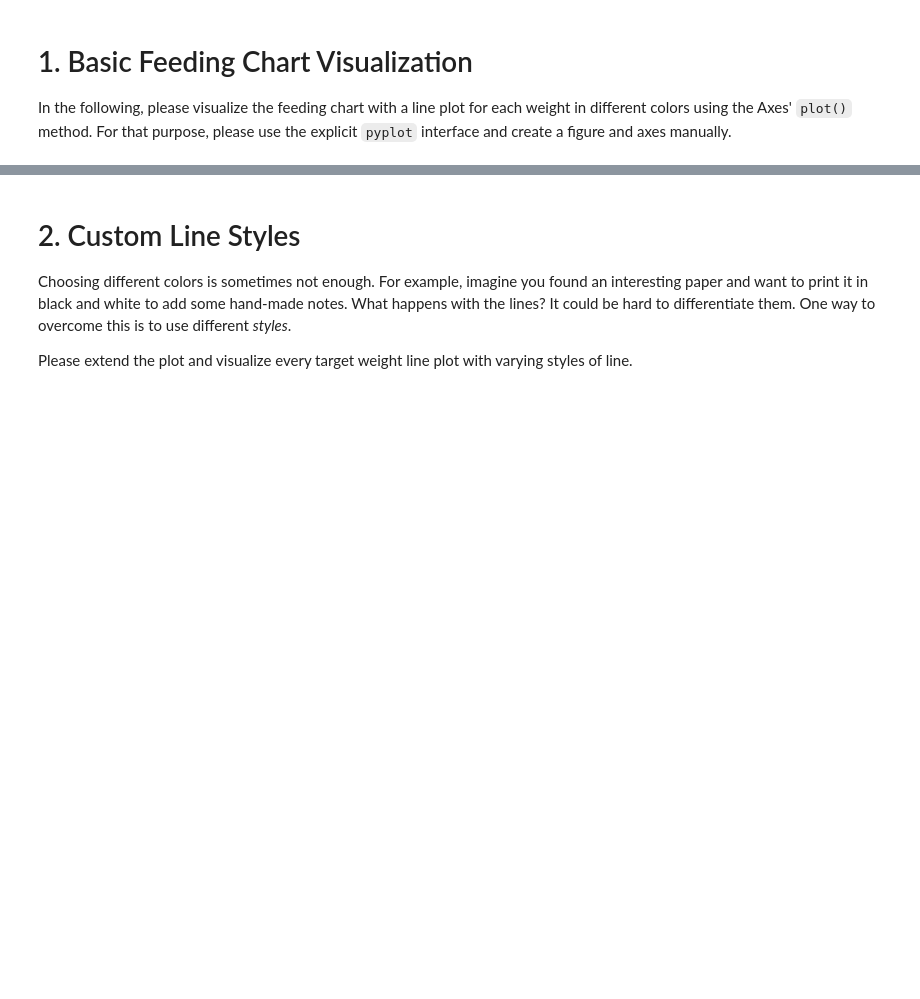
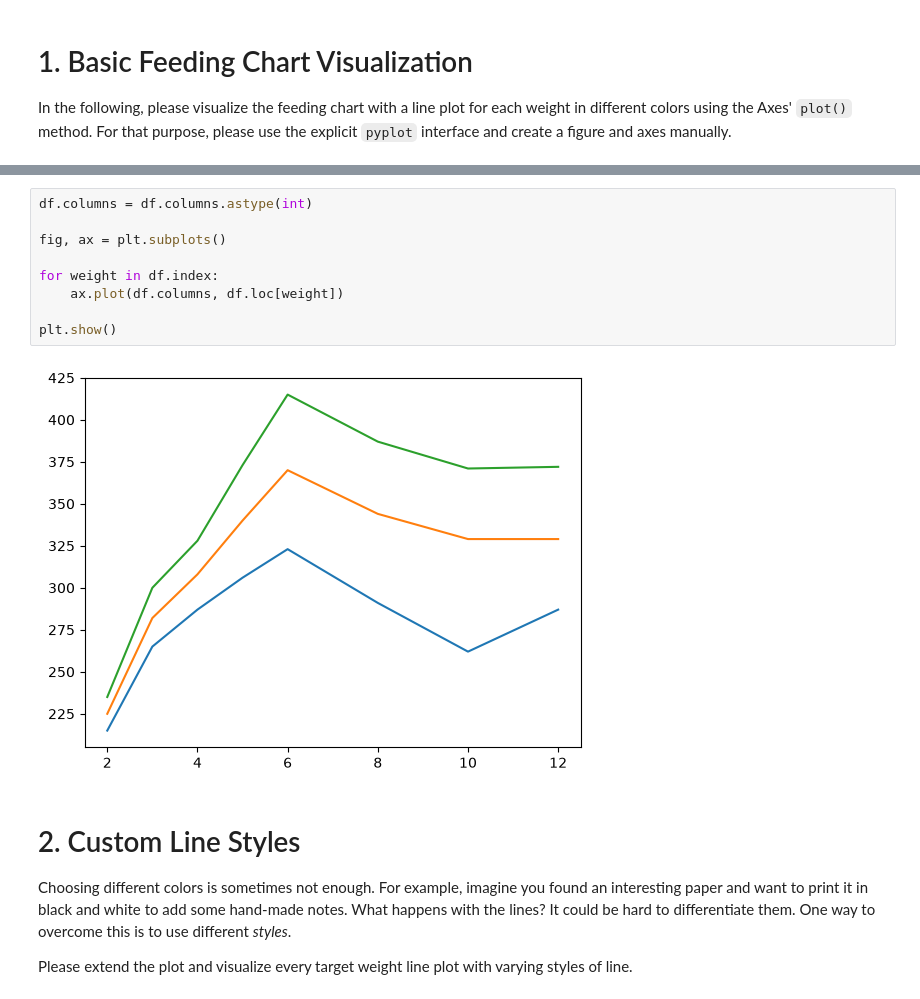
Before and after one commit to floriansaathoff/MachineLesrn, a Jupyter notebook: exercise.ipynb, the cells around one changed output, grey strips where cells are left out. Cells and saved outputs as stored; diff of their text form; blank space fills up the shorter version.

```diff
--- a/exercise.ipynb
+++ b/exercise.ipynb
@@ -23,3 +28,14 @@ Please have a look at the values on the ordinate. Are they appropriately distrib
+# %%
+df.columns = df.columns.astype(int)
+
+fig, ax = plt.subplots()
+
+for weight in df.index:
+    ax.plot(df.columns, df.loc[weight])
+
+plt.show()
+# %% [output]
+[figure, added]
 # %% [markdown]
   # 2. Custom Line Styles
   Choosing different colors is sometimes not enough. For example, imagine you found an interesting paper and want to print it in black and white to add some hand-made notes. What happens with the lines? It could be hard to differentiate them. One way to overcome this is to use different *styles*.
```
Also changed, not shown: parts of 25 cells of this notebook, 6 other files.
